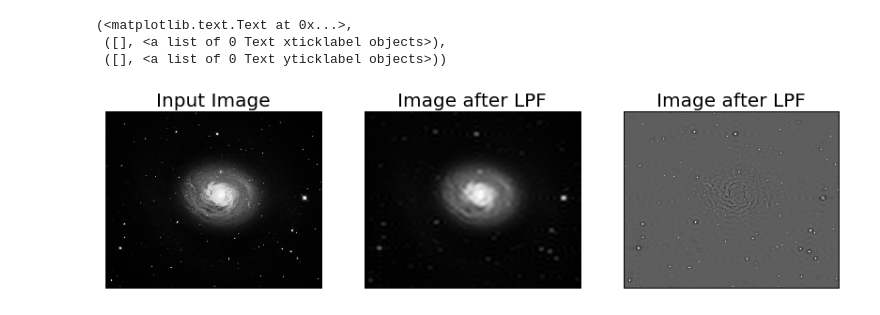
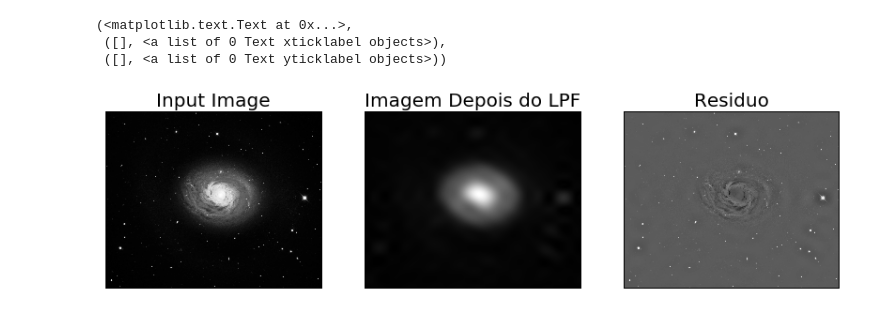
Before and after one commit to brambilasantos/projeto_2_tda, a Jupyter notebook: furie_transform - galaxies limits.ipynb, the cells around one changed output. Drawn from its saved outputs; the diff is of its cells as text; code cells hidden in the pictures.

```diff
--- a/furie_transform - galaxies limits.ipynb
+++ b/furie_transform - galaxies limits.ipynb
@@ -67,12 +53,31 @@ subtração = img - img_back
+# %%
+rows, cols = img.shape #quantidade de linhas e colunas
+
+#criando o filtro passa baixa
+mask = img_hat_shift     #copio a matriz de coeficientes para ter uma matriz com a mesma forma que a de coeficientes
+mask = mask*0     #faz essa matriz ser de valores zero
+crow, ccol = int(rows/2) , int(cols/2)     #define a região central da matriz
+mask[crow-20:crow+20, ccol-20:ccol+20] = 1     # faz os valores da região central ser igual a 1
+
+img_hat_shift = mask * img_hat_shift     # multiplica as matrizes de coeficiente pela mascara,
+                                         # assim zerando os valores fora da região central e mantendo os valores centrais
+                                         # desse modo, apenas os coeficientes de baixa frequencia serão considerados na
+                                         # transformada inversa
+img_hat_ishift = np.fft.ifftshift(img_hat_shift)     # volta os coeficientes para suas posições originais
+img_back = np.fft.ifft2(img_hat_ishift)     # faz a matriz inversa da nova matriz de coeficientes
+img_back = np.abs(img_back)     # pega apenas os valores reais, descartando a parte imaginária
+
+subtração = img - img_back     # diferença entre a imagem original e a pós filtragem
 # %%
+#plot das imagens
 plt.subplot(131),plt.imshow(img, cmap = 'gray')
 plt.title('Input Image'), plt.xticks([]), plt.yticks([])
 plt.subplot(132),plt.imshow(img_back, cmap = 'gray')
-plt.title('Image after LPF'), plt.xticks([]), plt.yticks([])
+plt.title('Imagem Depois do LPF'), plt.xticks([]), plt.yticks([])
 plt.subplot(133),plt.imshow(subtração, cmap = 'gray')
-plt.title('Image after LPF'), plt.xticks([]), plt.yticks([])
+plt.title('Residuo'), plt.xticks([]), plt.yticks([])
 # %% [output]
 (<matplotlib.text.Text at 0x...>,
  ([], <a list of 0 Text xticklabel objects>),
  ([], <a list of 0 Text yticklabel objects>))
-[figure, old version]
+[figure, new version]
```
Also changed, not shown: parts of 2 cells of this notebook.
